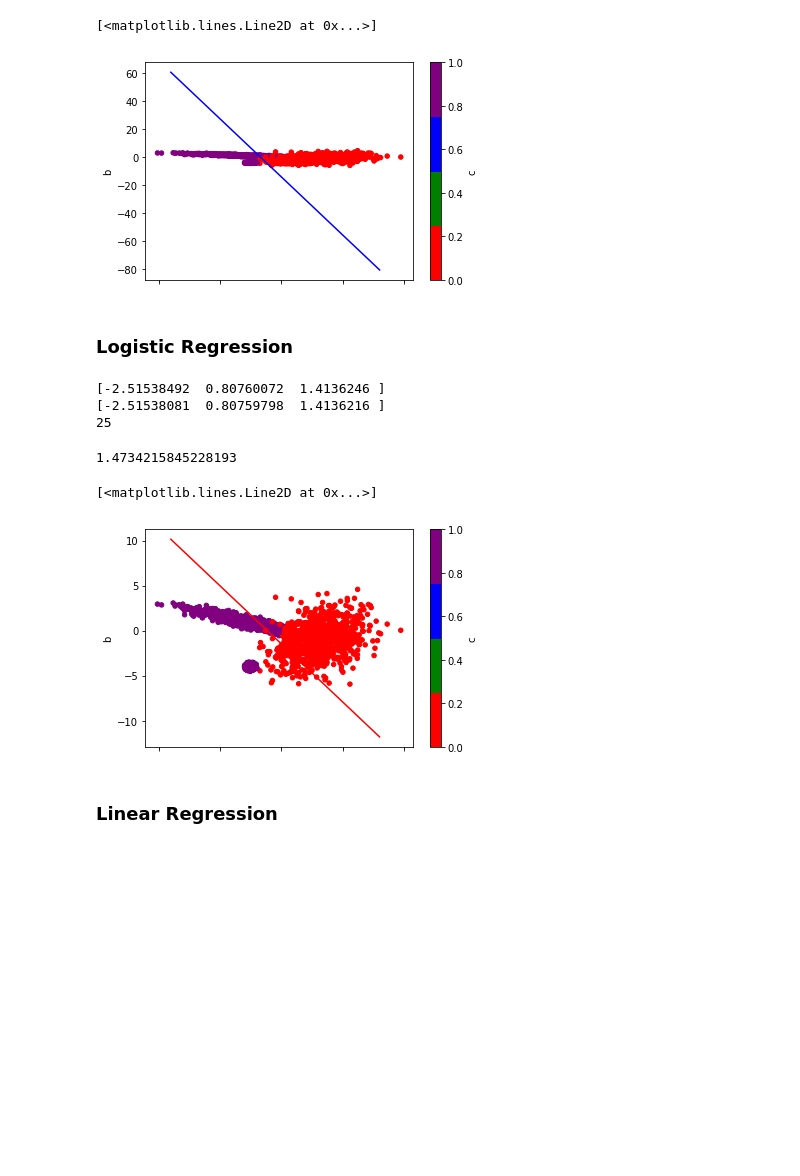
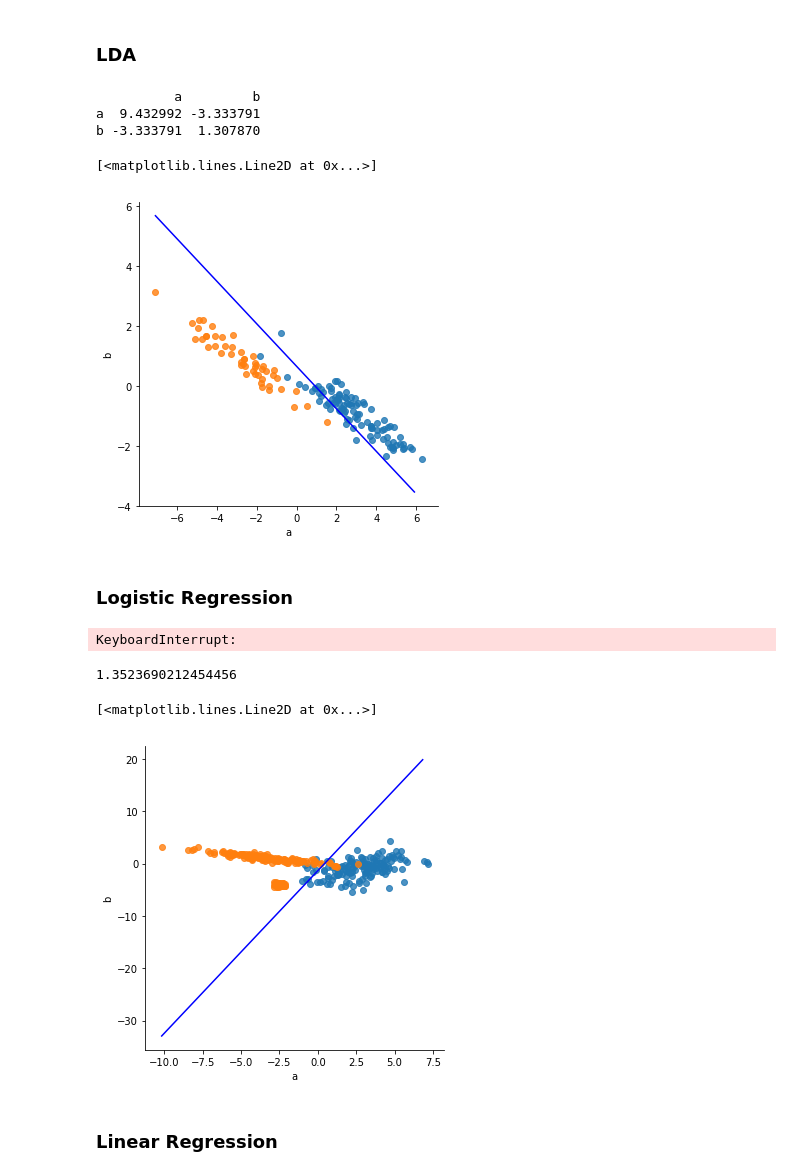
Before and after one commit to redaouhamma/Probabilistic-Graphical-Models, a Jupyter notebook: Untitled.ipynb, the cells around one changed output. Cells and saved outputs as stored; diff of their text form; code cells hidden in the pictures; blank space fills up the shorter version.

```diff
--- a/Untitled.ipynb
+++ b/Untitled.ipynb
@@ -6,24 +7,30 @@ import matplotlib.pyplot as plt
 from matplotlib.colors import ListedColormap
 import math
 # %%
-data = pd.read_csv('classification_data_HWK1/classificationC.test',sep="\t", names=["a","b","c"])
+data = pd.read_csv('classification_data_HWK1/classificationA.train',sep="\t", names=["a","b","c"])
+# %% [markdown]
+### LDA
 # %%
 pi=data["c"].mean()
-mu_0=(data[data["c"]==0]["a"].mean(),data[data["c"]==0]["b"].mean())
-mu_1=(data[data["c"]==1]["a"].mean(),data[data["c"]==1]["b"].mean())
+mu_0=(data[data["c"]==0][["a","b"]].mean())
+mu_1=(data[data["c"]==1][["a","b"]].mean())
 sigma=data[["a","b"]].cov().multiply((data.size-1)/data.size)
+# %% [output]
+          a         b
+a  9.432992 -3.333791
+b -3.333791  1.307870
 # %%
-colors = ['red','green','blue','purple']
-data.plot(kind='scatter', x='a', y='b',c='c',cmap=ListedColormap(colors))
+sns.lmplot( x='a', y='b', data = data, fit_reg=False, hue='c', legend=False)
 A=np.linalg.inv(sigma)
 e_1=np.dot(A,np.subtract(mu_0,mu_1))
 alpha=-math.log2(pi/(1-pi))+0.5*np.dot(mu_0,np.dot(A,mu_0))-0.5*np.dot(mu_1,np.dot(A,mu_1))
 def line(x):
     return -(e_1[0]/e_1[1])*x + alpha/e_1[1]
-plt.plot(np.arange(-9,9),line(np.arange(-9,9)), linestyle='solid', color='b')
+xRange = ( data['a'].min(), data['a'].max() )
+plt.plot( np.arange( *xRange ),line(np.arange( *xRange)), linestyle='solid', color='b')
 # %% [output]
 [<matplotlib.lines.Line2D at 0x...>]
-[figure, old version]
+[figure, new version]
 # %% [markdown]
 ### Logistic Regression
 # %%
@@ -55,21 +62,18 @@ print(w)
 print(w_new)
 print(cpt)
 # %% [output]
-[-2.51538492  0.80760072  1.4136246 ]
-[-2.51538081  0.80759798  1.4136216 ]
-25
+KeyboardInterrupt:
 # %%
-colors = ['red','green','blue','purple']
-data.plot(kind='scatter', x='a', y='b',c='c',cmap=ListedColormap(colors))
+sns.lmplot( x='a', y='b', data = data, fit_reg=False, hue='c', legend=False)
 print(w[2]/w[1])
 def logline(x):
     return -(w[0]/w[1])*x - w[2]/w[1]
 
-plt.plot(np.arange(-9,9),logline(np.arange(-9,9)), linestyle='solid', color='red')
+plt.plot( np.arange( *xRange ),logline(np.arange( *xRange)), linestyle='solid', color='b')
 # %% [output]
-1.4734215845228193
+1.3523690212454456
 [<matplotlib.lines.Line2D at 0x...>]
-[figure, old version]
+[figure, new version]
 # %% [markdown]
 ### Linear Regression
 # %%
```
Also changed, not shown: parts of 5 cells of this notebook.
